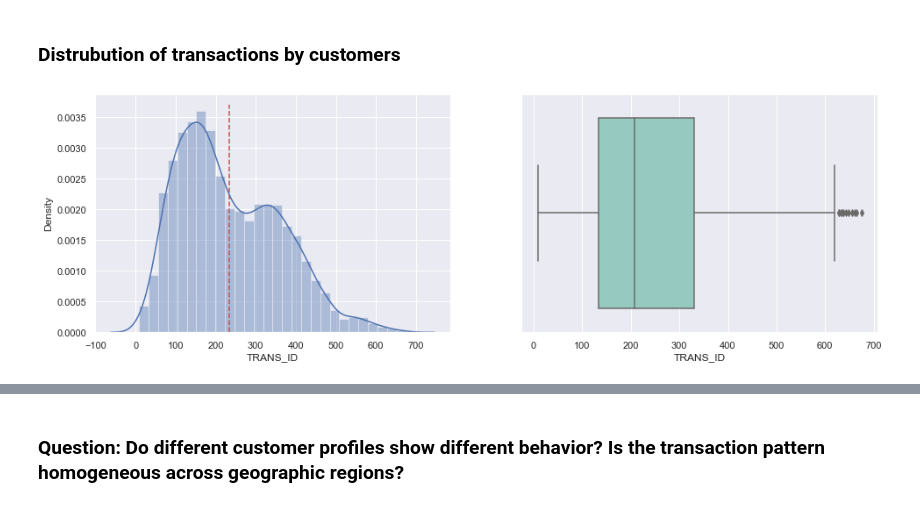
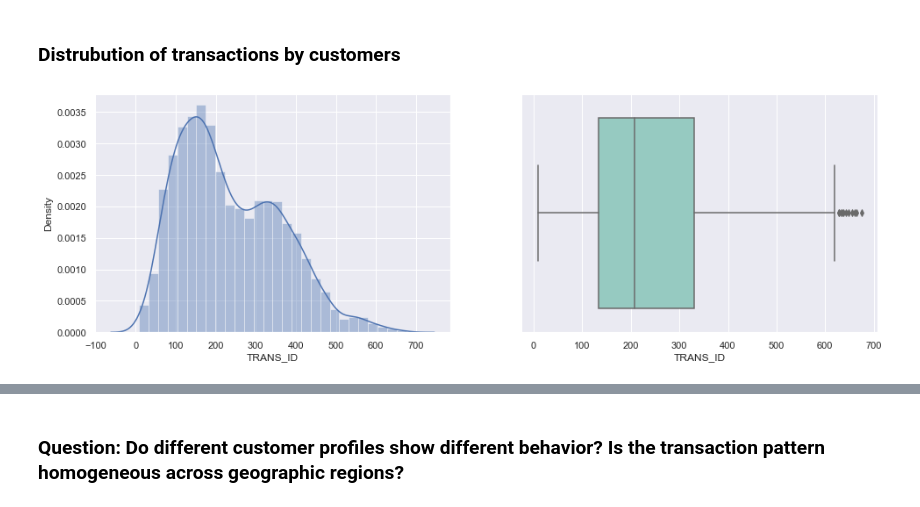
Before and after one commit to mmasud/DS_project, a Jupyter notebook: seb_project/notebooks/SEB Case.ipynb, the cells around one changed output, grey strips where cells are left out. Cells and saved outputs as stored; diff of their text form; code cells hidden in the pictures.

```diff
--- a/seb_project/notebooks/SEB Case.ipynb
+++ b/seb_project/notebooks/SEB Case.ipynb
@@ -174,14 +178,14 @@ total_transactionByCustomer
 # %%
 fig, ((ax1, ax2)) = plt.subplots(nrows = 1, ncols = 2,figsize=(16,5))
 #x='Sålt', kind="kde", hue= 'group
 sns.distplot(total_transactionByCustomer["TRANS_ID"],ax= ax1)
-ax1.vlines(trans_district.mean(), ymin= 0, ymax= 0.0037, color= 'r', linestyles= 'dashed')
+#ax1.vlines(trans_district.mean(), ymin= 0, ymax= 0.0037, color= 'r', linestyles= 'dashed')
 
 sns.boxplot("TRANS_ID", data=total_transactionByCustomer, ax= ax2, palette="Set3")
 plt.savefig(f'{PATH}/results/plots/transaction_dist.png')
 plt.show()
 # %% [output]
-[figure, old version]
+[figure, new version]
 # %%
 transaction_by_year= transaction_df.groupby(transaction_df['DATE'].dt.year).apply(lambda x: x['TRANS_ID'].count()/x['ACCOUNT_ID'].nunique())\
                         .reset_index() \
```
Also changed, not shown: parts of 14 cells of this notebook, 5 other files.
